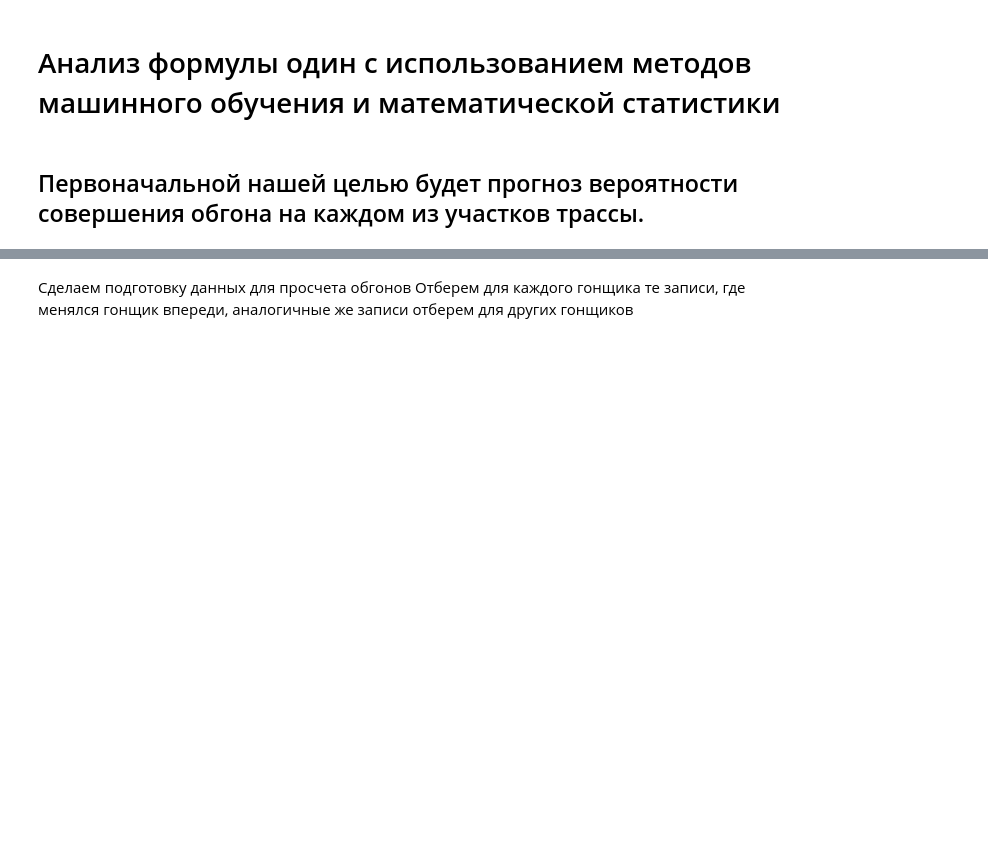
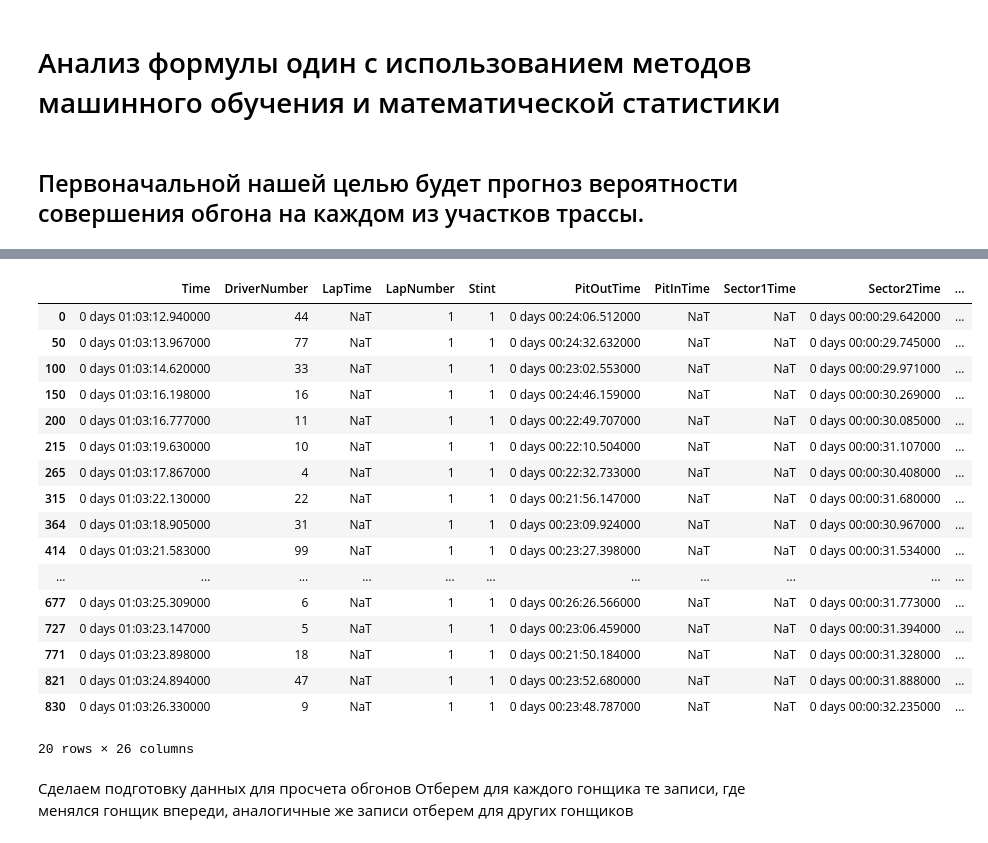
Before and after one commit to BuzzErR/f1analysis, a Jupyter notebook: Formula/main.ipynb, the cells around one changed output, grey strips where cells are left out. Cells and saved outputs as stored; diff of their text form; code cells hidden in the pictures; blank space fills up the shorter version.

```diff
--- a/Formula/main.ipynb
+++ b/Formula/main.ipynb
@@ -50,3 +33,24 @@ laps
+# %%
+laps[laps['LapNumber'] == 1] # как мы можем заметить, гонщики расположены изначально в их стартовой позиции
+# %% [output]
+|  | Time | DriverNumber | LapTime | LapNumber | Stint | PitOutTime | PitInTime | Sector1Time | Sector2Time | ... |
+| 0 | 0 days 01:03:12.940000 | 44 | NaT | 1 | 1 | 0 days 00:24:06.512000 | NaT | NaT | 0 days 00:00:29.642000 | ... |
+| 50 | 0 days 01:03:13.967000 | 77 | NaT | 1 | 1 | 0 days 00:24:32.632000 | NaT | NaT | 0 days 00:00:29.745000 | ... |
+| 100 | 0 days 01:03:14.620000 | 33 | NaT | 1 | 1 | 0 days 00:23:02.553000 | NaT | NaT | 0 days 00:00:29.971000 | ... |
+| 150 | 0 days 01:03:16.198000 | 16 | NaT | 1 | 1 | 0 days 00:24:46.159000 | NaT | NaT | 0 days 00:00:30.269000 | ... |
+| 200 | 0 days 01:03:16.777000 | 11 | NaT | 1 | 1 | 0 days 00:22:49.707000 | NaT | NaT | 0 days 00:00:30.085000 | ... |
+| 215 | 0 days 01:03:19.630000 | 10 | NaT | 1 | 1 | 0 days 00:22:10.504000 | NaT | NaT | 0 days 00:00:31.107000 | ... |
+| 265 | 0 days 01:03:17.867000 | 4 | NaT | 1 | 1 | 0 days 00:22:32.733000 | NaT | NaT | 0 days 00:00:30.408000 | ... |
+| 315 | 0 days 01:03:22.130000 | 22 | NaT | 1 | 1 | 0 days 00:21:56.147000 | NaT | NaT | 0 days 00:00:31.680000 | ... |
+| 364 | 0 days 01:03:18.905000 | 31 | NaT | 1 | 1 | 0 days 00:23:09.924000 | NaT | NaT | 0 days 00:00:30.967000 | ... |
+| 414 | 0 days 01:03:21.583000 | 99 | NaT | 1 | 1 | 0 days 00:23:27.398000 | NaT | NaT | 0 days 00:00:31.534000 | ... |
+| ... | ... | ... | ... | ... | ... | ... | ... | ... | ... | ... |
+| 677 | 0 days 01:03:25.309000 | 6 | NaT | 1 | 1 | 0 days 00:26:26.566000 | NaT | NaT | 0 days 00:00:31.773000 | ... |
+| 727 | 0 days 01:03:23.147000 | 5 | NaT | 1 | 1 | 0 days 00:23:06.459000 | NaT | NaT | 0 days 00:00:31.394000 | ... |
+| 771 | 0 days 01:03:23.898000 | 18 | NaT | 1 | 1 | 0 days 00:21:50.184000 | NaT | NaT | 0 days 00:00:31.328000 | ... |
+| 821 | 0 days 01:03:24.894000 | 47 | NaT | 1 | 1 | 0 days 00:23:52.680000 | NaT | NaT | 0 days 00:00:31.888000 | ... |
+| 830 | 0 days 01:03:26.330000 | 9 | NaT | 1 | 1 | 0 days 00:23:48.787000 | NaT | NaT | 0 days 00:00:32.235000 | ... |
+20 rows × 26 columns
 # %%
 laps['LapEndTime'] = laps['LapStartTime'] + laps['LapTime']
 # %% [markdown]
```
Also changed, not shown: parts of 15 cells of this notebook, 2 other files.
